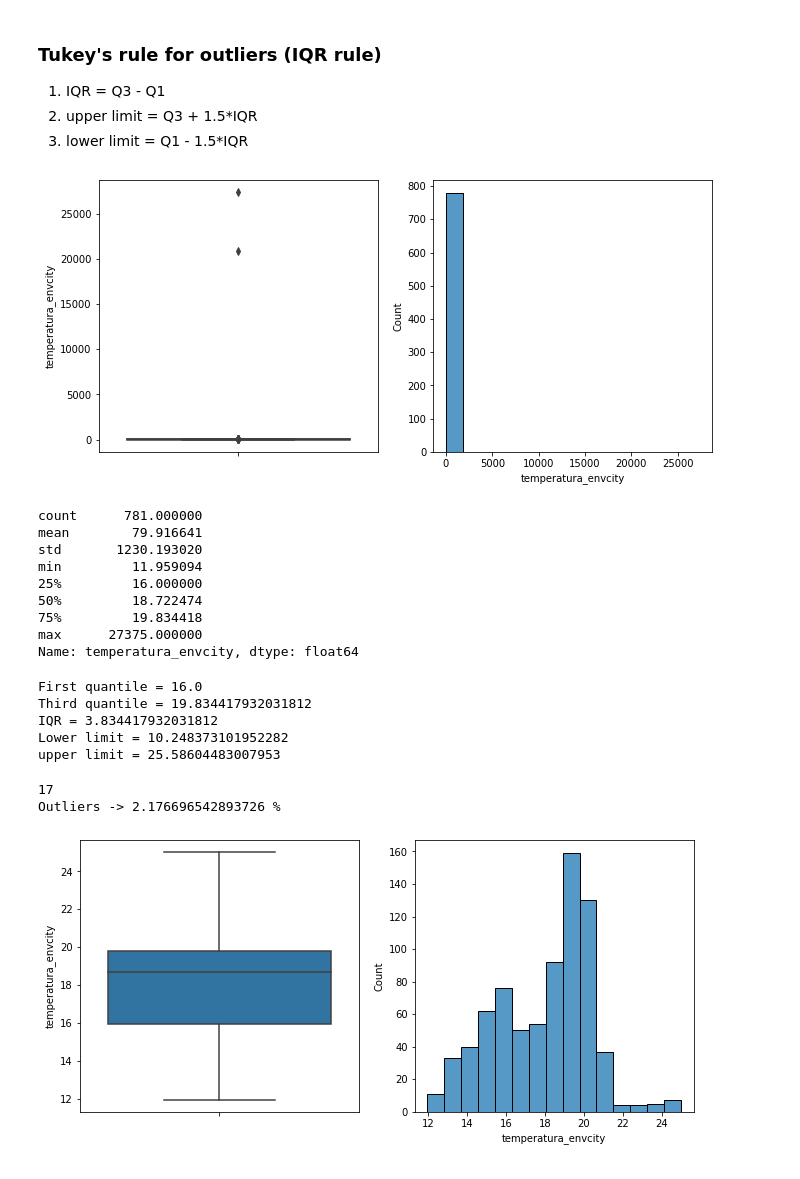
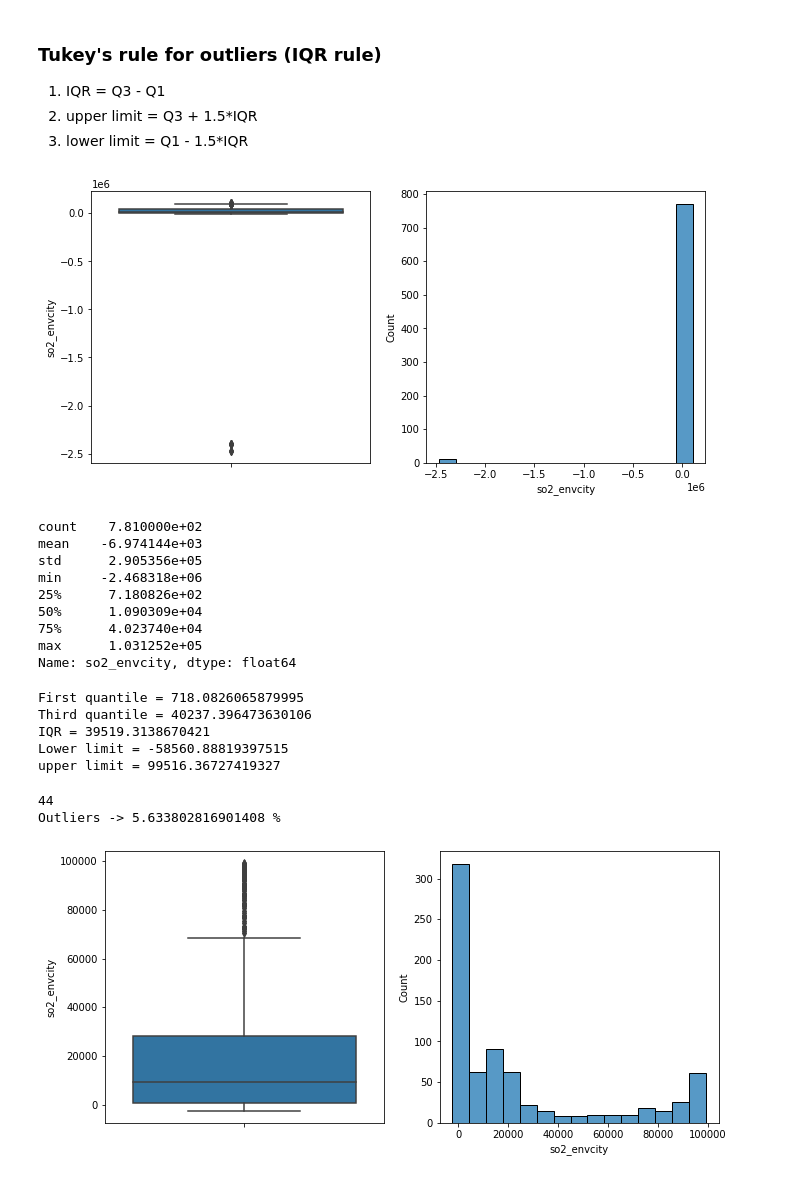
Before and after one commit to MateusMaruzka/LM_InlineAssembly, a Jupyter notebook: calib_lowcostsensors_tensorflow.ipynb, the cells around one changed output. Drawn from its saved outputs; the diff is of its cells as text; code cells hidden in the pictures.

```diff
--- a/calib_lowcostsensors_tensorflow.ipynb
+++ b/calib_lowcostsensors_tensorflow.ipynb
@@ -47,26 +52,26 @@ df.dropna(inplace=True)
 2. upper limit = Q3 + 1.5*IQR
 3. lower limit = Q1 - 1.5*IQR
 # %%
-l = 'temperatura_envcity'
+l = 'so2_envcity'
 def boxplot_histplot(data):
   fig, ax = plt.subplots(1, 2, figsize = (11,5))
   sns.boxplot(y = data, ax = ax[0])
   sns.histplot(data, ax = ax[1], bins = 15)
   plt.show()
 
 boxplot_histplot(df[l])
 df[l].describe()
 # %% [output]
-[figure, old version]
+[figure, new version]
-count      781.000000
-mean        79.916641
-std       1230.193020
-min         11.959094
-25%         16.000000
-50%         18.722474
-75%         19.834418
-max      27375.000000
-Name: temperatura_envcity, dtype: float64
+count    7.810000e+02
+mean    -6.974144e+03
+std      2.905356e+05
+min     -2.468318e+06
+25%      7.180826e+02
+50%      1.090309e+04
+75%      4.023740e+04
+max      1.031252e+05
+Name: so2_envcity, dtype: float64
 # %%
 Q1 = df[l].quantile(0.25)
 Q3 = df[l].quantile(0.75)
@@ -79,23 +84,23 @@ print(f'IQR = {IQR}')
 print(f'Lower limit = {lower_lim}')
 print(f'upper limit = {upper_lim}')
 # %% [output]
-First quantile = 16.0
-Third quantile = 19.834417932031812
-IQR = 3.834417932031812
-Lower limit = 10.248373101952282
-upper limit = 25.58604483007953
+First quantile = 718.0826065879995
+Third quantile = 40237.396473630106
+IQR = 39519.3138670421
+Lower limit = -58560.88819397515
+upper limit = 99516.36727419327
 # %%
 outliers = (df[l] < lower_lim) | (df[l] > upper_lim)
 print(len(df[l][outliers]))
 print(f'Outliers -> {len(df[l][outliers])*100 / len(df[l])} %')
 # %% [output]
-17
-Outliers -> 2.176696542893726 %
+44
+Outliers -> 5.633802816901408 %
 # %%
 #  Dropping outliers
 boxplot_histplot(df[l][~outliers])
 # %% [output]
-[figure, old version]
+[figure, new version]
 # %%
 # Modifying outliers by winsorize method
 from scipy.stats.mstats import winsorize
```
Also changed, not shown: parts of 10 cells of this notebook.
